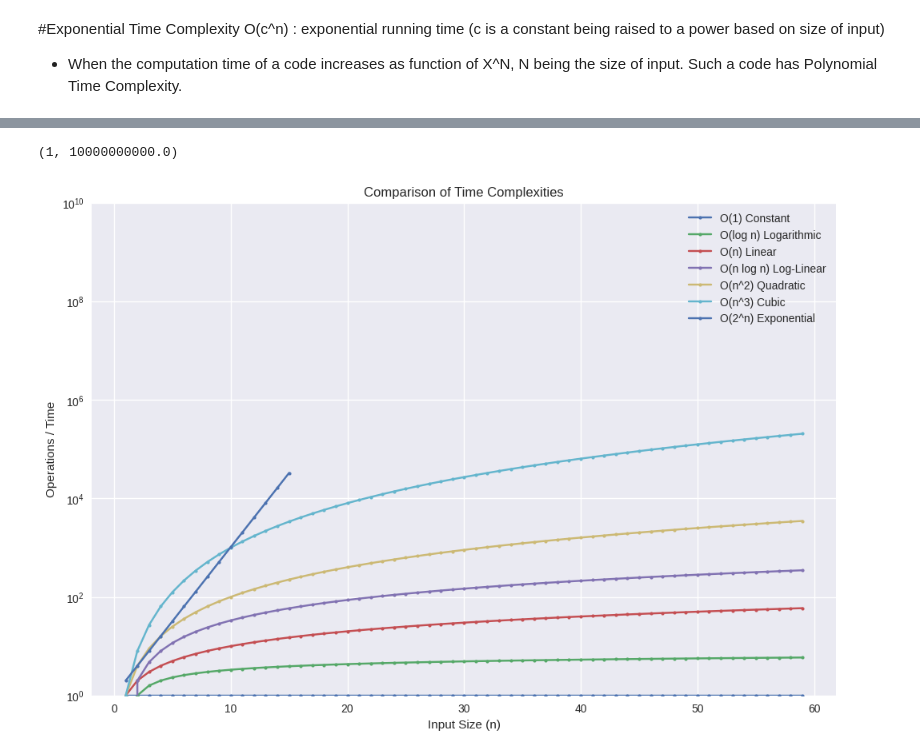
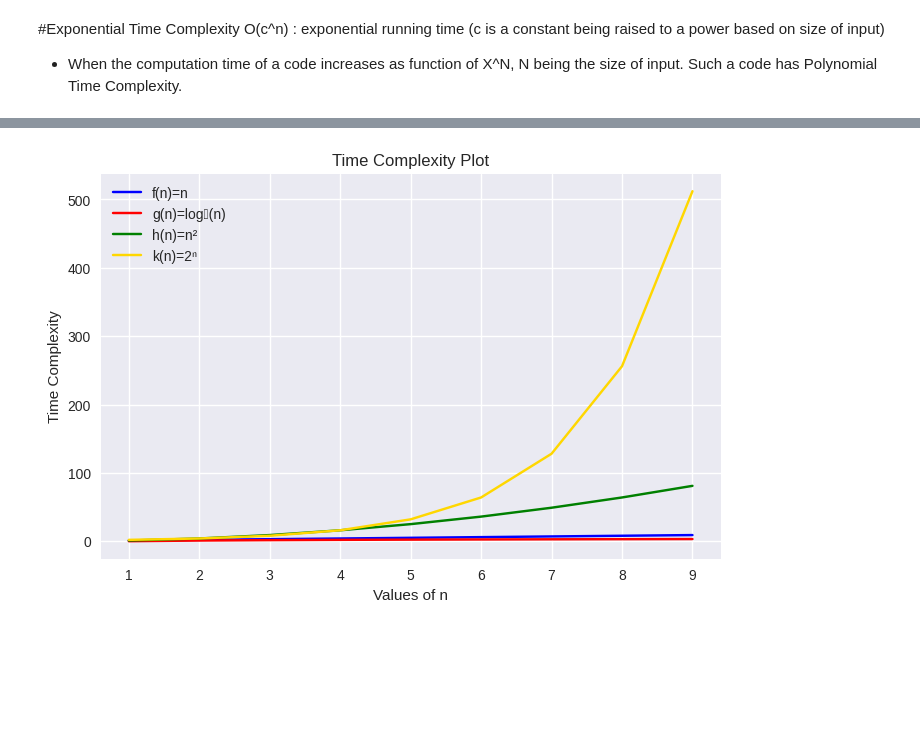
Before and after one commit to Subodh-Shekhar24/APS_LAB, a Jupyter notebook: Lab_3_Growth_of_function.ipynb, the cells around one changed output, grey strips where cells are left out. Drawn from its saved outputs; the diff is of its cells as text; code cells hidden in the pictures; blank space fills up the shorter version.

```diff
--- a/Lab_3_Growth_of_function.ipynb
+++ b/Lab_3_Growth_of_function.ipynb
@@ -401,46 +401,32 @@ Sorted array: [0, 1, 2, 3, 4, 6, 8, 8, 43]
 
 
 ![1.png](embedded-picture-1)
-# %%
-#Prob_8 plot graph similar to above figure
-import matplotlib.pyplot as plt
-import numpy as np
-import math
-
-
-n_values = np.arange(1, 60)
-
-
-o_1 = np.full_like(n_values, 1)
-o_log_n = np.array([math.log2(n) if n > 0 else 0 for n in n_values])
-o_n = n_values
-o_n_log_n = np.array([n * math.log2(n) if n > 0 else 0 for n in n_values])
-o_n_squared = n_values**2
-o_n_cubed = n_values**3
-o_2_pow_n = np.array([2**n for n in n_values])
-
-
-plt.figure(figsize=(12, 8))
-
-plt.plot(n_values, o_1, label='O(1) Constant', linestyle='-', marker='o', markersize=3)
-plt.plot(n_values, o_log_n, label='O(log n) Logarithmic', linestyle='-', marker='o', markersize=3)
-plt.plot(n_values, o_n, label='O(n) Linear', linestyle='-', marker='o', markersize=3)
-plt.plot(n_values, o_n_log_n, label='O(n log n) Log-Linear', linestyle='-', marker='o', markersize=3)
-plt.plot(n_values, o_n_squared, label='O(n^2) Quadratic', linestyle='-', marker='o', markersize=3)
-plt.plot(n_values, o_n_cubed, label='O(n^3) Cubic', linestyle='-', marker='o', markersize=3)
-
-plt.plot(n_values[:15], o_2_pow_n[:15], label='O(2^n) Exponential', linestyle='-', marker='o', markersize=3)
-
-plt.xlabel('Input Size (n)')
-plt.ylabel('Operations / Time')
-plt.title('Comparison of Time Complexities')
-plt.yscale('log')
-plt.legend()
-plt.grid(True)
-plt.ylim(1, 1e10)
-# %% [output]
-(1, 10000000000.0)
-[figure, removed]
+# %%
+#Prob_8 plot graph similar to above figure
+import numpy as np
+import matplotlib.pyplot as plt
+
+n = np.arange(1, 10)
+
+f_n = n
+g_n = np.log2(n)
+h_n = n**2
+k_n = 2**n
+
+plt.figure(figsize=(8, 5))
+plt.plot(n, f_n, label='f(n)=n', color='blue')
+plt.plot(n, g_n, label='g(n)=log₂(n)', color='red')
+plt.plot(n, h_n, label='h(n)=n²', color='green')
+plt.plot(n, k_n, label='k(n)=2ⁿ', color='gold')
+
+plt.title('Time Complexity Plot')
+plt.xlabel('Values of n')
+plt.ylabel('Time Complexity')
+plt.legend()
+plt.grid(True)
+plt.show()
+# %% [output]
+[figure, added]
 # %%
 # Write a function to perform quick sort and show that it has Logarithmic Time Complexity O(log n)
 import time
```
Also changed, not shown: parts of 5 cells of this notebook.
